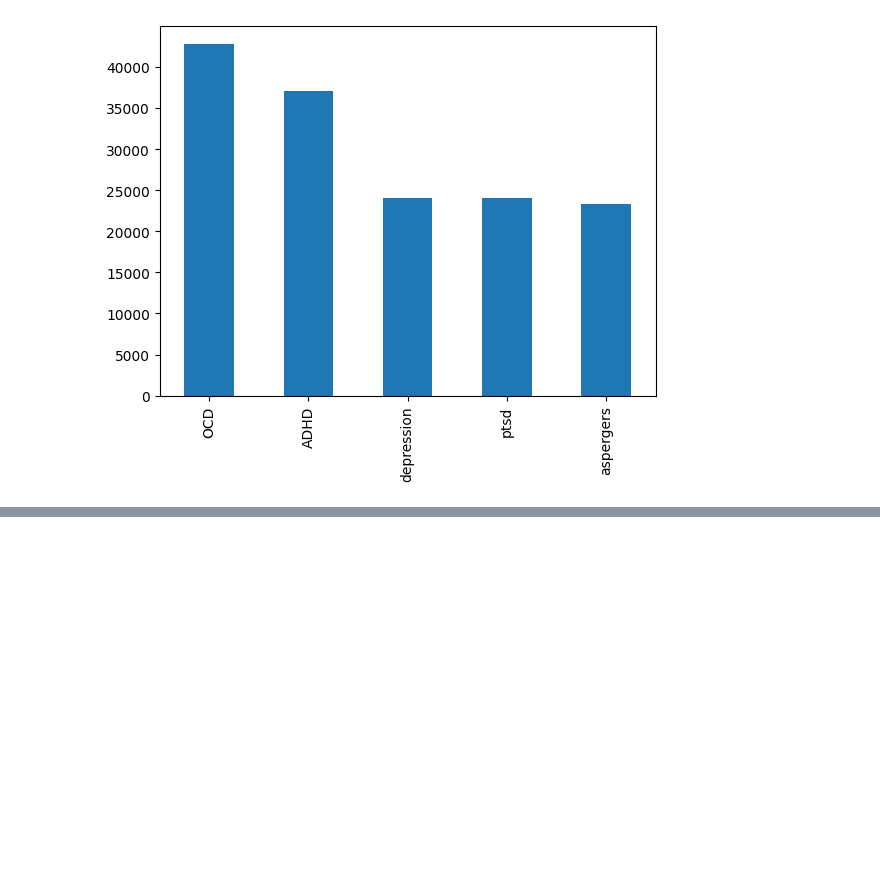
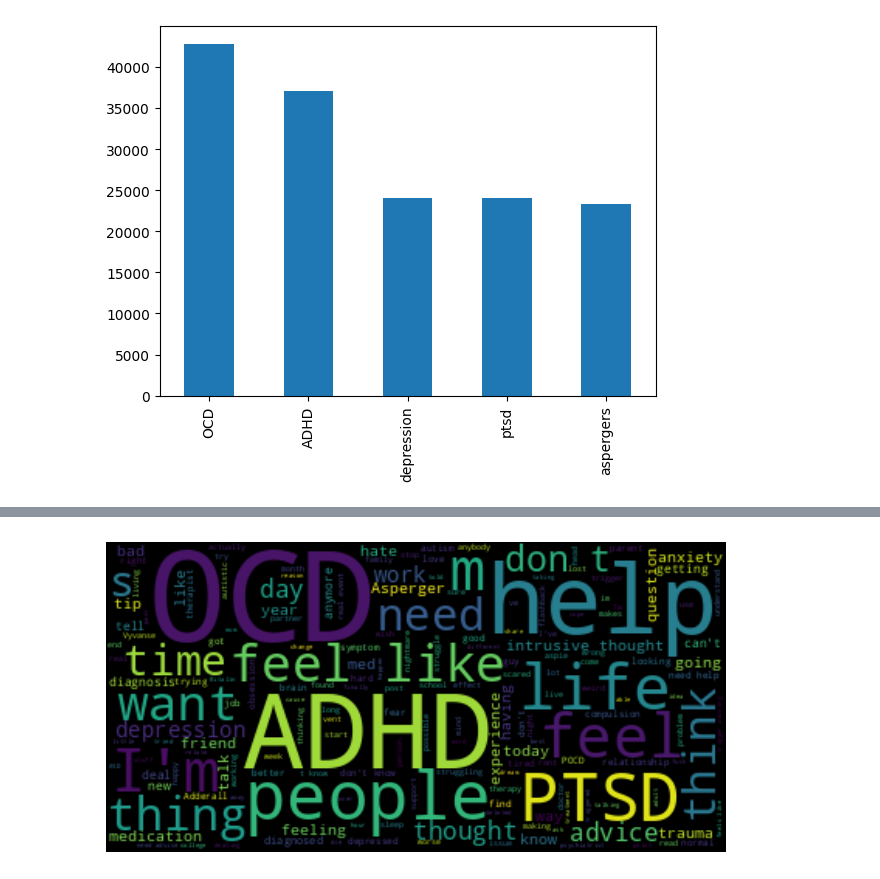
Before and after one commit to Frorozcoloa/neuromatch_team_2, a Jupyter notebook: 0-1-analisys_data.ipynb, the cells around one changed output, grey strips where cells are left out. Saved outputs shown, nothing was run; the diff lists cells and outputs as text; code cells hidden in the pictures; blank space fills up the shorter version.

```diff
--- a/0-1-analisys_data.ipynb
+++ b/0-1-analisys_data.ipynb
@@ -53,0 +109,4 @@ df.subreddit.value_counts().plot.bar()
+# %%
+create_word_cloud(df.title)
+# %% [output]
+[figure, added]
```
Also changed, not shown: parts of 10 cells of this notebook.
